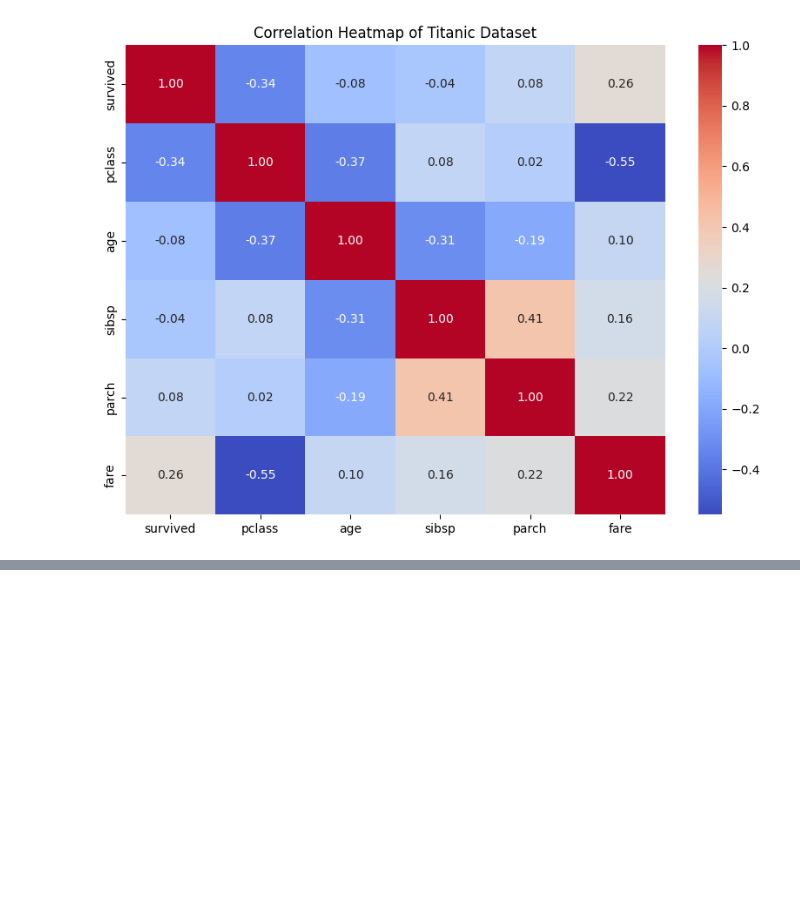
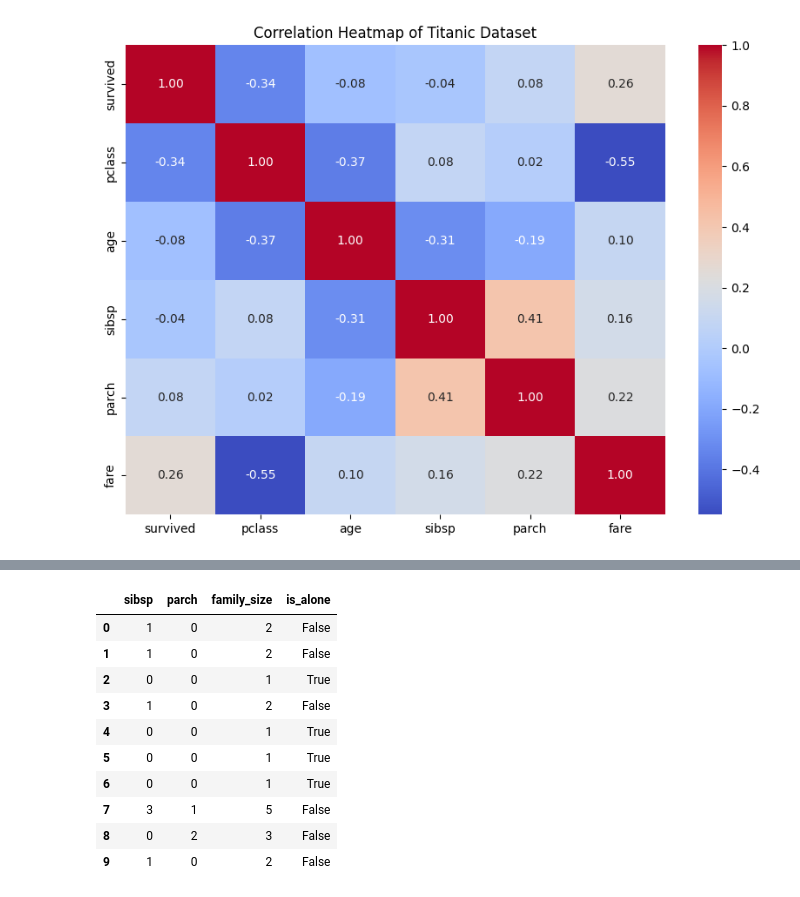
Before and after one commit to Nandhana9304/Titanic_Dataset_EDA, a Jupyter notebook: Titanic.ipynb, the cells around one changed output, grey strips where cells are left out. Cells and saved outputs as stored; diff of their text form; code cells hidden in the pictures; blank space fills up the shorter version.

```diff
--- a/Titanic.ipynb
+++ b/Titanic.ipynb
@@ -205,0 +293,21 @@ plt.show()
+# %%
+# Create Family Size feature
+cleaned_df['family_size'] = cleaned_df['sibsp'] + cleaned_df['parch'] + 1
+
+# Create Is Alone feature
+cleaned_df['is_alone'] = cleaned_df['family_size'] == 1
+
+# Display the new features
+cleaned_df[['sibsp', 'parch', 'family_size', 'is_alone']].head(10)
+# %% [output]
+|  | sibsp | parch | family_size | is_alone |
+| 0 | 1 | 0 | 2 | False |
+| 1 | 1 | 0 | 2 | False |
+| 2 | 0 | 0 | 1 | True |
+| 3 | 1 | 0 | 2 | False |
+| 4 | 0 | 0 | 1 | True |
+| 5 | 0 | 0 | 1 | True |
+| 6 | 0 | 0 | 1 | True |
+| 7 | 3 | 1 | 5 | False |
+| 8 | 0 | 2 | 3 | False |
+| 9 | 1 | 0 | 2 | False |
```
Also changed, not shown: parts of 16 cells of this notebook, 1 other file.
